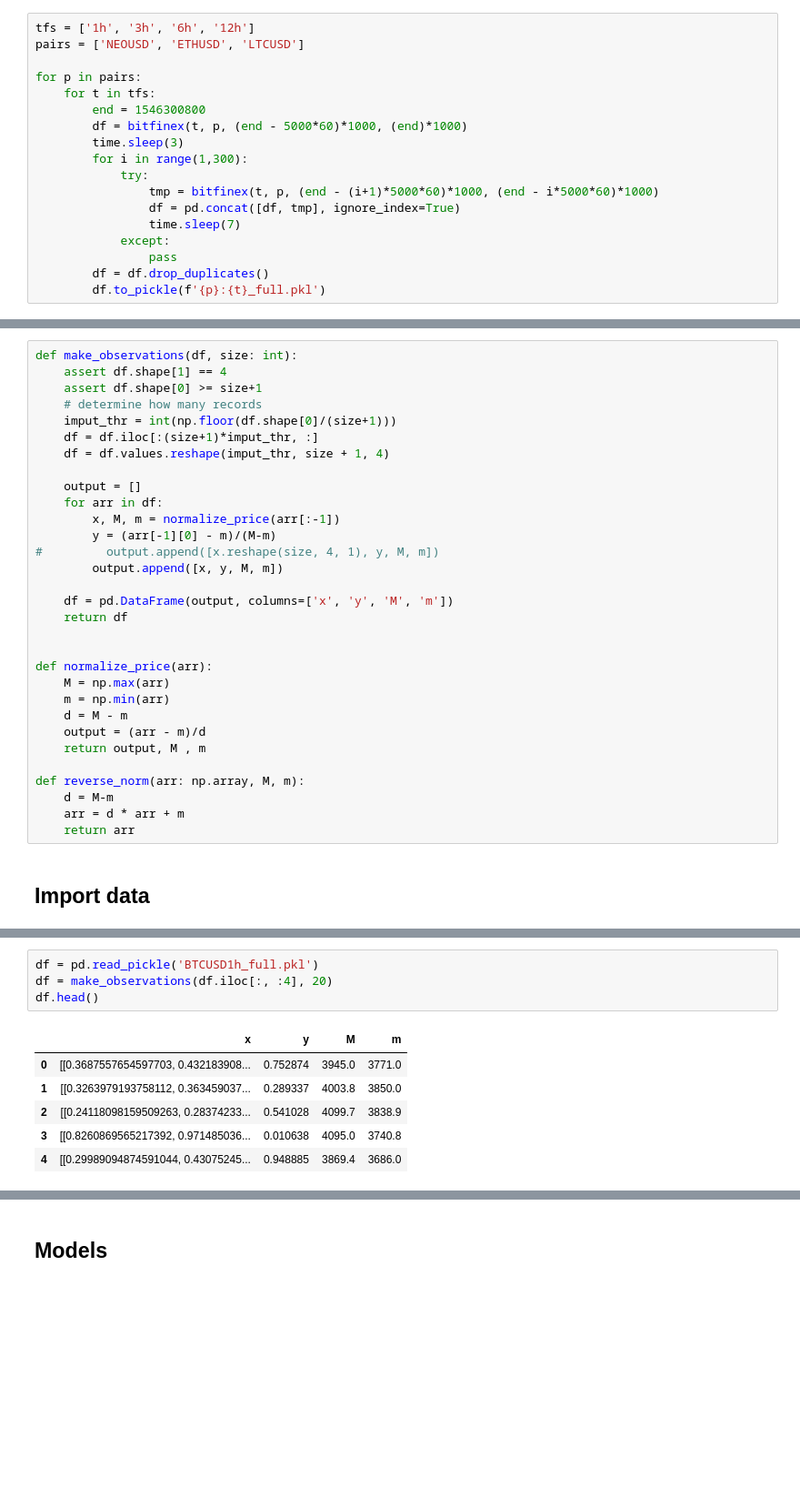
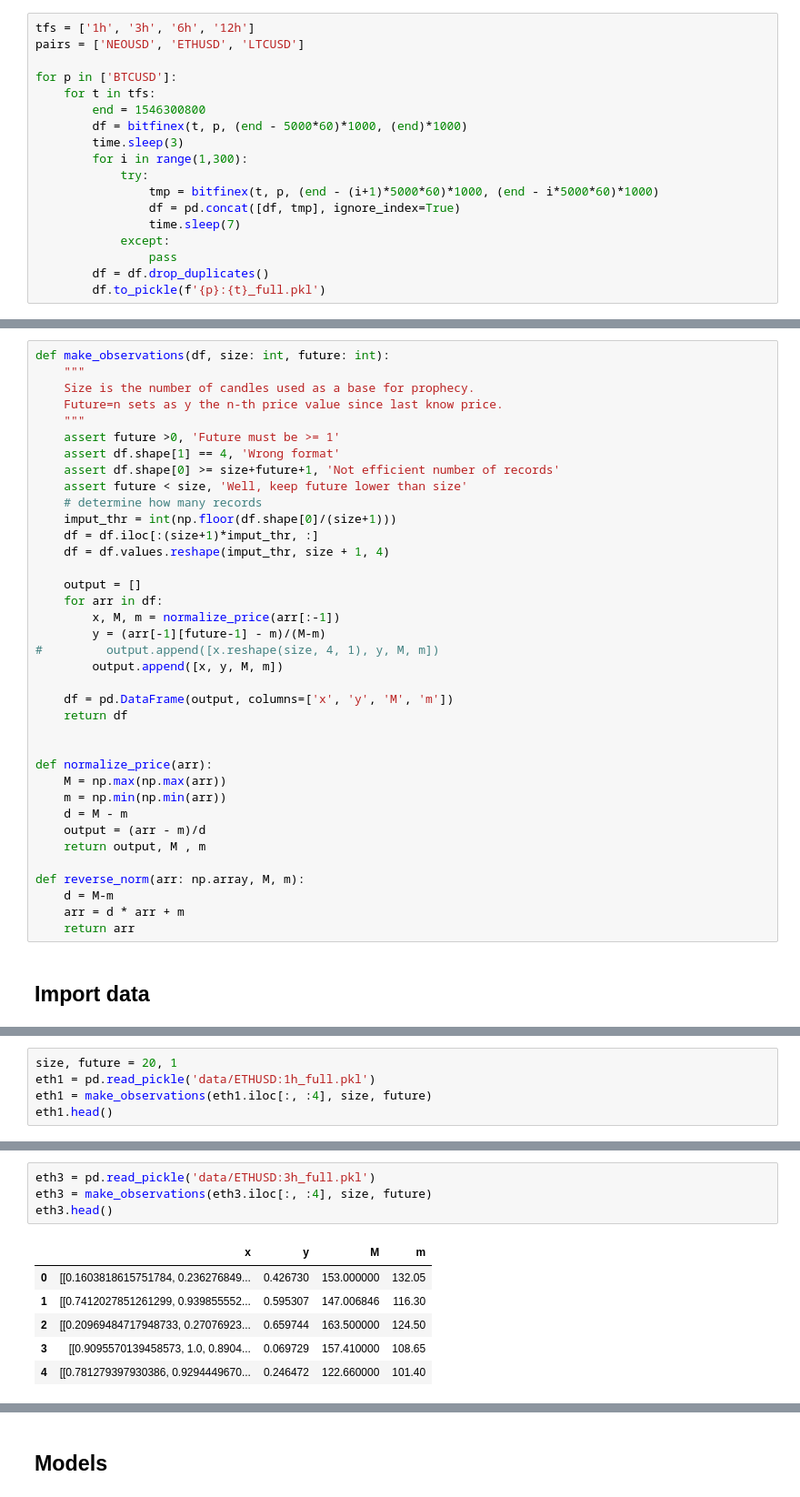
Before and after one commit to bitreport-org/Bitreport, a Jupyter notebook: prophecy/ProphecyTests.ipynb, the cells around one changed output, grey strips where cells are left out. Shown: that part at 91% size. Saved outputs shown, nothing was run; the diff lists cells and outputs as text; blank space fills up the shorter version.

```diff
--- a/prophecy/ProphecyTests.ipynb
+++ b/prophecy/ProphecyTests.ipynb
@@ -38,7 +29,7 @@ def bitfinex(tf, pair, start, end, limit=5000):
 tfs = ['1h', '3h', '6h', '12h']
 pairs = ['NEOUSD', 'ETHUSD', 'LTCUSD']
 
-for p in pairs:
+for p in ['BTCUSD']:
     for t in tfs:
         end = 1546300800
         df = bitfinex(t, p, (end - 5000*60)*1000, (end)*1000)
@@ -85,9 +51,15 @@ Failed: LTCUSD:24h
 # %% [markdown]
 ## Helpers
 # %%
-def make_observations(df, size: int):
-    assert df.shape[1] == 4
-    assert df.shape[0] >= size+1
+def make_observations(df, size: int, future: int):
+    """
+    Size is the number of candles used as a base for prophecy.
+    Future=n sets as y the n-th price value since last know price.
+    """
+    assert future >0, 'Future must be >= 1'
+    assert df.shape[1] == 4, 'Wrong format'
+    assert df.shape[0] >= size+future+1, 'Not efficient number of records'
+    assert future < size, 'Well, keep future lower than size'
     # determine how many records
     imput_thr = int(np.floor(df.shape[0]/(size+1)))
     df = df.iloc[:(size+1)*imput_thr, :]
@@ -96,7 +68,7 @@ def make_observations(df, size: int):
     output = []
     for arr in df:
         x, M, m = normalize_price(arr[:-1])
-        y = (arr[-1][0] - m)/(M-m)
+        y = (arr[-1][future-1] - m)/(M-m)
 #         output.append([x.reshape(size, 4, 1), y, M, m])
         output.append([x, y, M, m])
 
@@ -105,8 +77,8 @@ def make_observations(df, size: int):
 
 
 def normalize_price(arr):
-    M = np.max(arr)
-    m = np.min(arr)
+    M = np.max(np.max(arr))
+    m = np.min(np.min(arr))
     d = M - m
     output = (arr - m)/d
     return output, M , m
@@ -135,0 +92,5 @@ df.shape
+# %%
+size, future = 20, 1
+eth1 = pd.read_pickle('data/ETHUSD:1h_full.pkl')
+eth1 = make_observations(eth1.iloc[:, :4], size, future)
+eth1.head()
@@ -136,11 +104,11 @@ df.shape
 # %%
-df = pd.read_pickle('BTCUSD1h_full.pkl')
-df = make_observations(df.iloc[:, :4], 20)
-df.head()
+eth3 = pd.read_pickle('data/ETHUSD:3h_full.pkl')
+eth3 = make_observations(eth3.iloc[:, :4], size, future)
+eth3.head()
 # %% [output]
 |  | x | y | M | m |
-| 0 | [[0.3687557654597703, 0.432183908... | 0.752874 | 3945.0 | 3771.0 |
-| 1 | [[0.3263979193758112, 0.363459037... | 0.289337 | 4003.8 | 3850.0 |
-| 2 | [[0.24118098159509263, 0.28374233... | 0.541028 | 4099.7 | 3838.9 |
-| 3 | [[0.8260869565217392, 0.971485036... | 0.010638 | 4095.0 | 3740.8 |
-| 4 | [[0.29989094874591044, 0.43075245... | 0.948885 | 3869.4 | 3686.0 |
+| 0 | [[0.1603818615751784, 0.236276849... | 0.426730 | 153.000000 | 132.05 |
+| 1 | [[0.7412027851261299, 0.939855552... | 0.595307 | 147.006846 | 116.30 |
+| 2 | [[0.20969484717948733, 0.27076923... | 0.659744 | 163.500000 | 124.50 |
+| 3 | [[0.9095570139458573, 1.0, 0.8904... | 0.069729 | 157.410000 | 108.65 |
+| 4 | [[0.781279397930386, 0.9294449670... | 0.246472 | 122.660000 | 101.40 |
```
Also changed, not shown: parts of 35 cells of this notebook, 7 other files.
